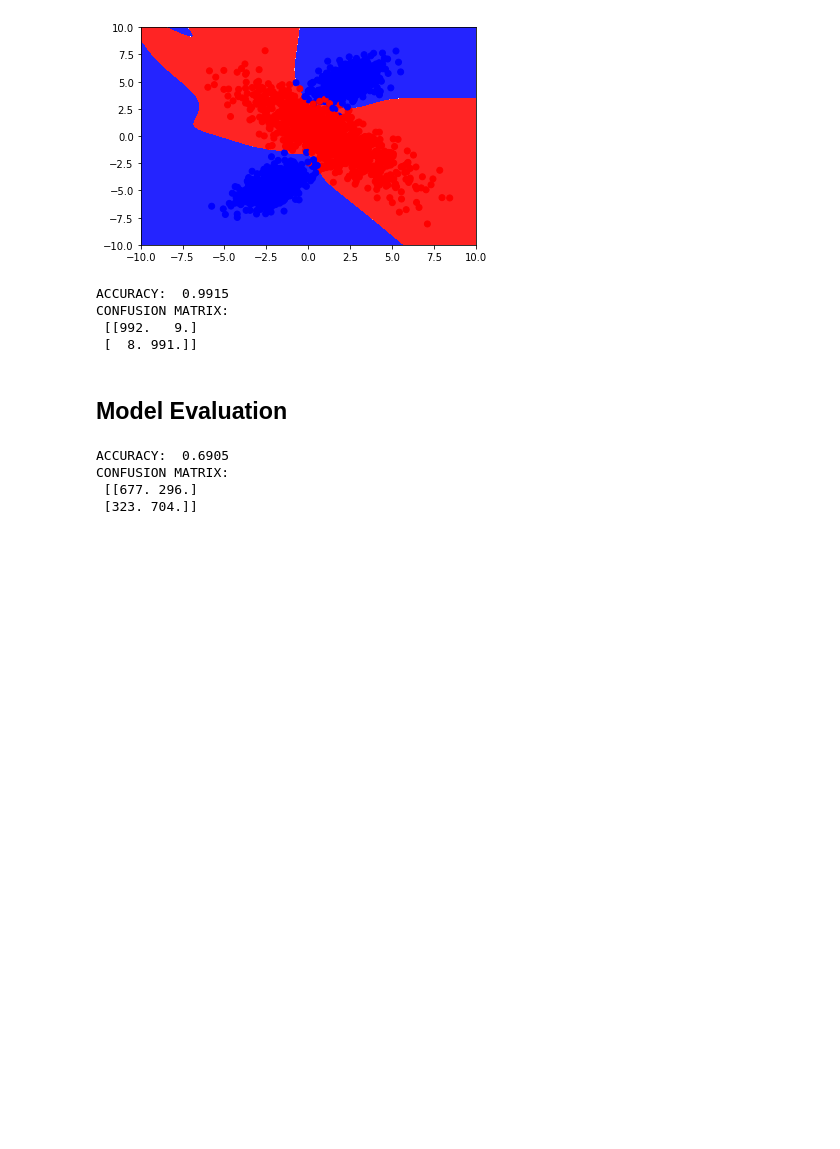
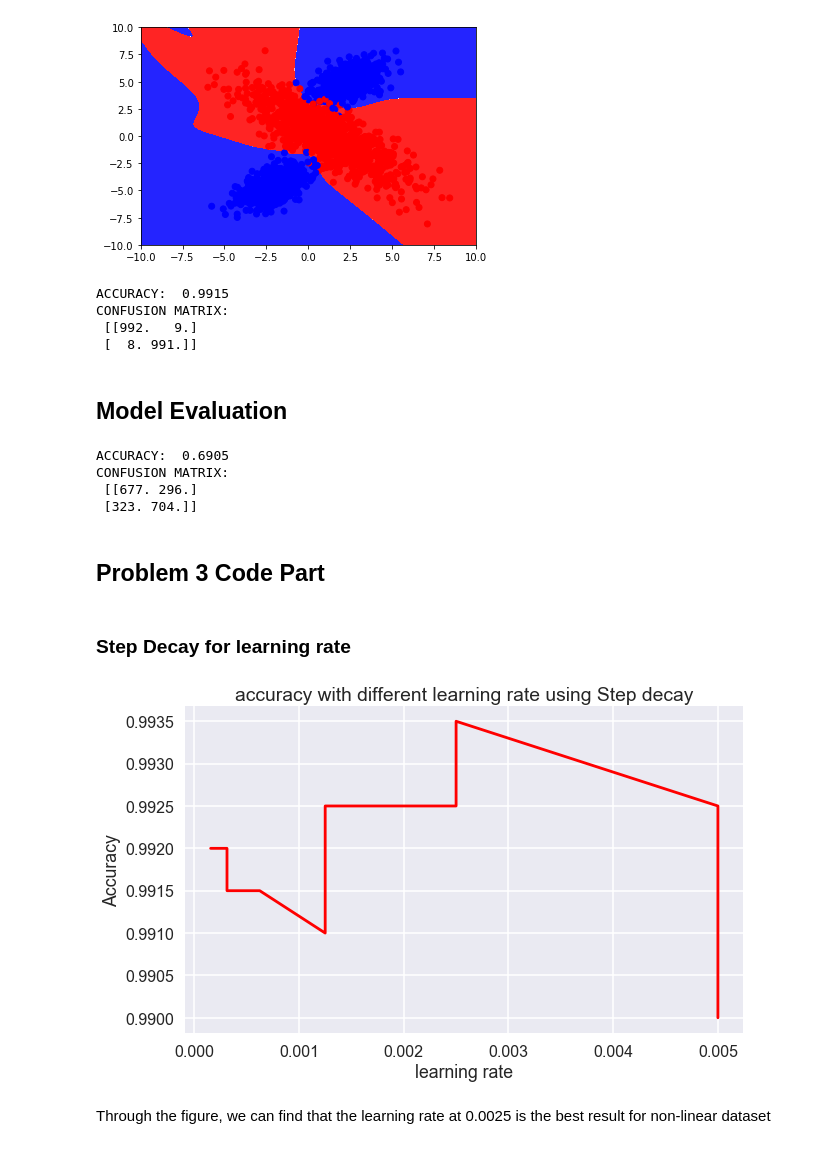
Before and after one commit to Daweihao/AI_P1, a Jupyter notebook: Logistic_Regression_5foldIncluded.ipynb, the cells around one changed output. Cells and saved outputs as stored; diff of their text form; code cells hidden in the pictures; blank space fills up the shorter version.

Commit message:
Problem 3 done

```diff
--- a/Logistic_Regression_5foldIncluded.ipynb
+++ b/Logistic_Regression_5foldIncluded.ipynb
@@ -338,3 +342,46 @@ ACCURACY:  0.6905
 CONFUSION MATRIX:
  [[677. 296.]
  [323. 704.]]
+# %% [markdown]
+## Problem 3 Code Part
+# %% [markdown]
+### Step Decay for learning rate
+# %%
+def step_decay(epoch):
+   initial_lrate = 0.005
+   drop = 0.5
+   epochs_drop = 10.0
+   lrate = initial_lrate * math.pow(drop,
+           math.floor((1+epoch)/epochs_drop))
+   return lrate
+# %%
+lrAdaptive = LogisticRegression(input_dim,output_dim,inner=15)
+accs = []
+lrs = []
+for i in range(50):
+    lr = step_decay(i)
+    lrAdaptive.fit(X_non,y_non,200,lr)
+    acc = 0
+    y_pred = lrAdaptive.predict(X_non)
+    con_mat = np.zeros((output_dim, output_dim))
+    for i in range(len(y_pred)):
+        con_mat[y_pred[i], y_non[i]] += 1
+        if y_non[i] == y_pred[i]:
+            acc += 1
+    acc = acc/len(y_pred)
+    lrs.append(lr)
+    accs.append(acc)
+# %%
+plt.style.use('seaborn-darkgrid')
+plt.figure(figsize=(10,6))
+plt.title('accuracy with different learning rate using Step decay')
+plt.xlabel('learning rate')
+plt.ylabel('Accuracy')
+x_ticks = np.arange(0,0.01,0.001)
+plt.xticks(x_ticks)
+plt.plot(lrs,accs,'r')
+plt.show()
+# %% [output]
+[figure, added]
+# %% [markdown]
+Through the figure, we can find that the learning rate at 0.0025 is the best result for non-linear dataset
```
Also changed, not shown: parts of 9 cells of this notebook.
